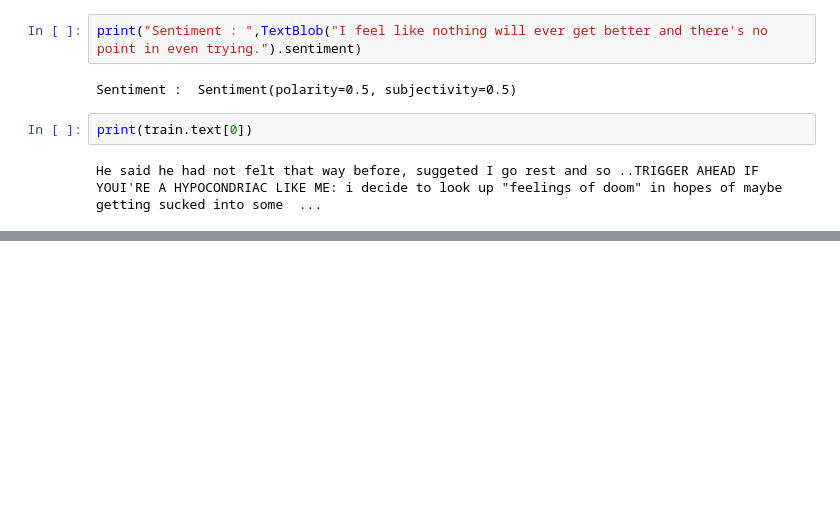
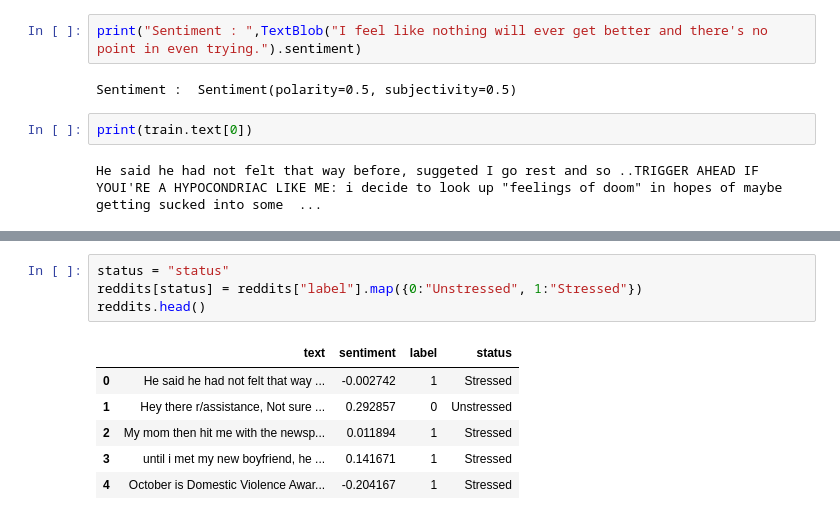
Before and after one commit to gg41825/stress_analysis_social_media, a Jupyter notebook: analyzer.ipynb, the cells around one changed output, grey strips where cells are left out. Drawn from its saved outputs; the diff is of its cells as text; blank space fills up the shorter version.

```diff
--- a/analyzer.ipynb
+++ b/analyzer.ipynb
@@ -86,0 +91,11 @@ wc(reddits.text,'grey')
+# %%
+status = "status"
+reddits[status] = reddits["label"].map({0:"Unstressed", 1:"Stressed"})
+reddits.head()
+# %% [output]
+|  | text | sentiment | label | status |
+| 0 | He said he had not felt that way ... | -0.002742 | 1 | Stressed |
+| 1 | Hey there r/assistance, Not sure ... | 0.292857 | 0 | Unstressed |
+| 2 | My mom then hit me with the newsp... | 0.011894 | 1 | Stressed |
+| 3 | until i met my new boyfriend, he ... | 0.141671 | 1 | Stressed |
+| 4 | October is Domestic Violence Awar... | -0.204167 | 1 | Stressed |
```
Also changed, not shown: parts of 6 cells of this notebook, 2 other files.
